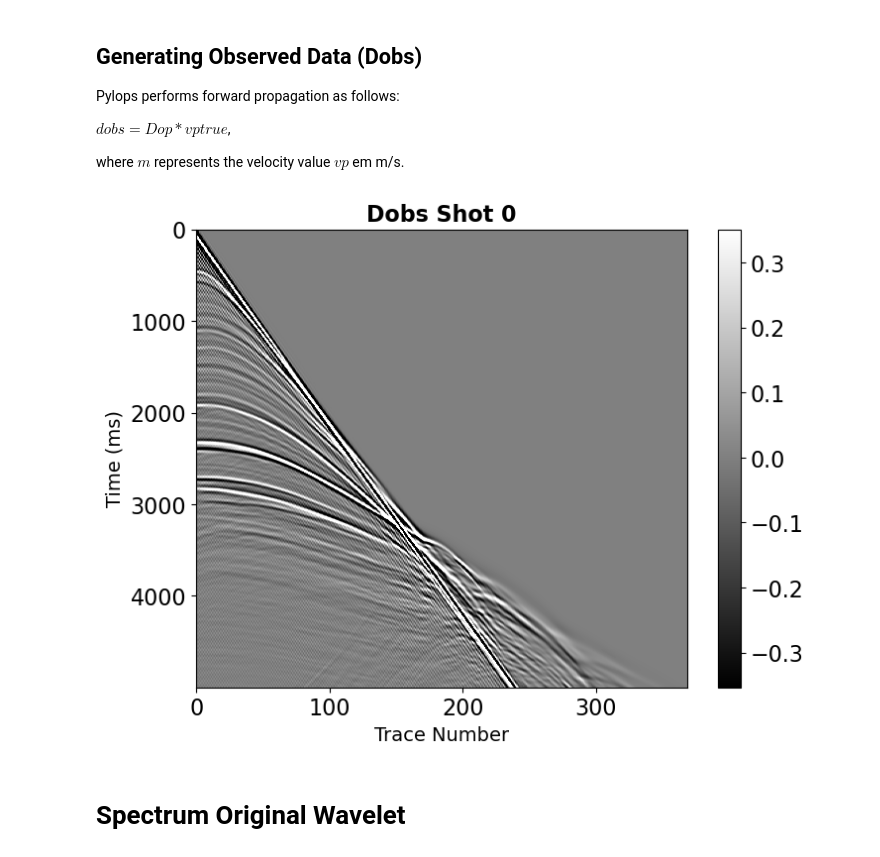
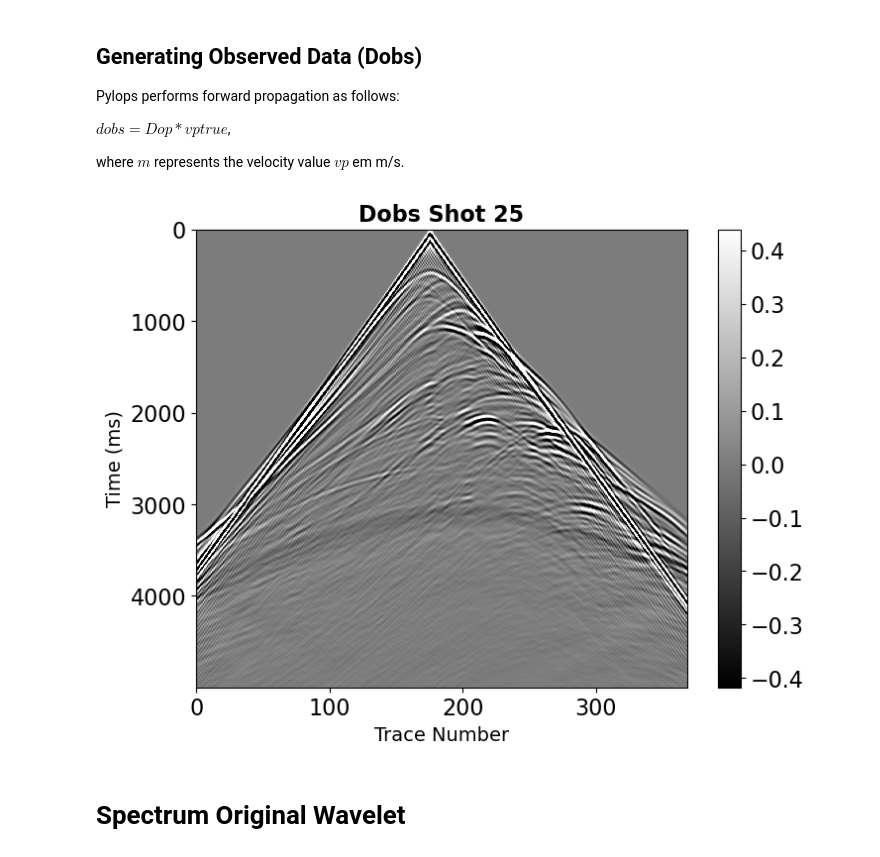
Before and after one commit to LIGA-UFBA/Pylops, a Jupyter notebook: tutorials/notebooks/FWI_MultiScale.ipynb, the cells around one changed output. Saved outputs shown, nothing was run; the diff lists cells and outputs as text; code cells hidden in the pictures.

```diff
--- a/tutorials/notebooks/FWI_MultiScale.ipynb
+++ b/tutorials/notebooks/FWI_MultiScale.ipynb
@@ -120,10 +149,10 @@ where $m$ represents the velocity value $vp$ em m/s.
 dobs = Dop * vp_true
 # %%
 # Plotting Observed Data
-shot_dobs = 0 #int(par['ns']/2)
+shot_dobs = int(par['ns']/2)
 plot_data(dobs,shot=shot_dobs, title=f'Dobs Shot {shot_dobs}')
 # %% [output]
-[figure, old version]
+[figure, new version]
 # %% [markdown]
 # Spectrum Original Wavelet
 # %%
```
Also changed, not shown: parts of 14 cells of this notebook.
